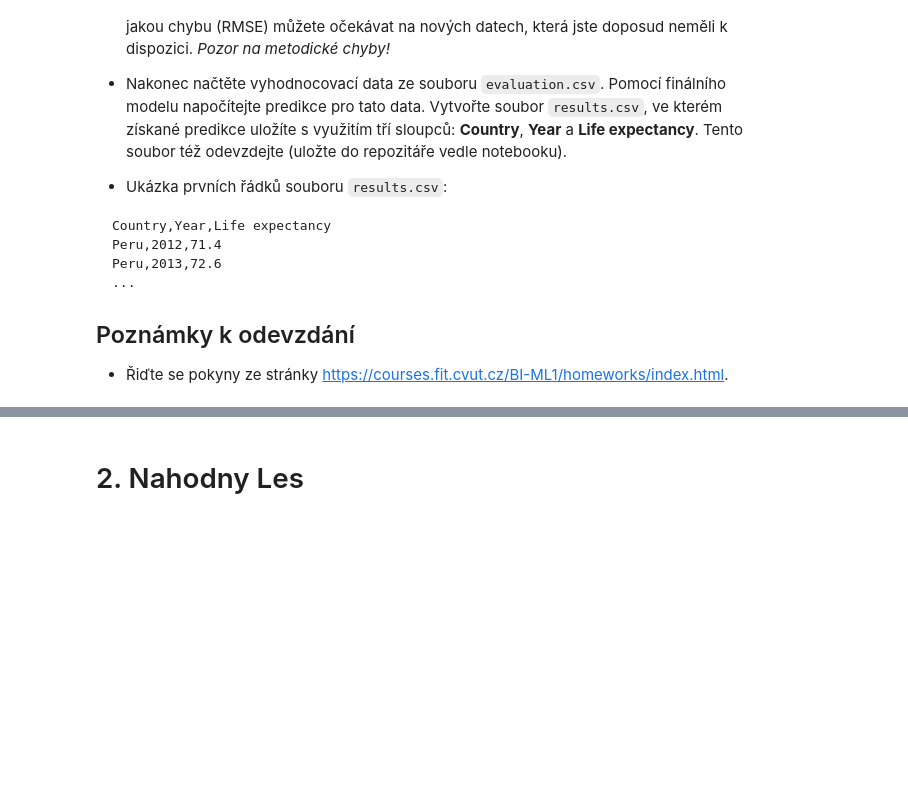
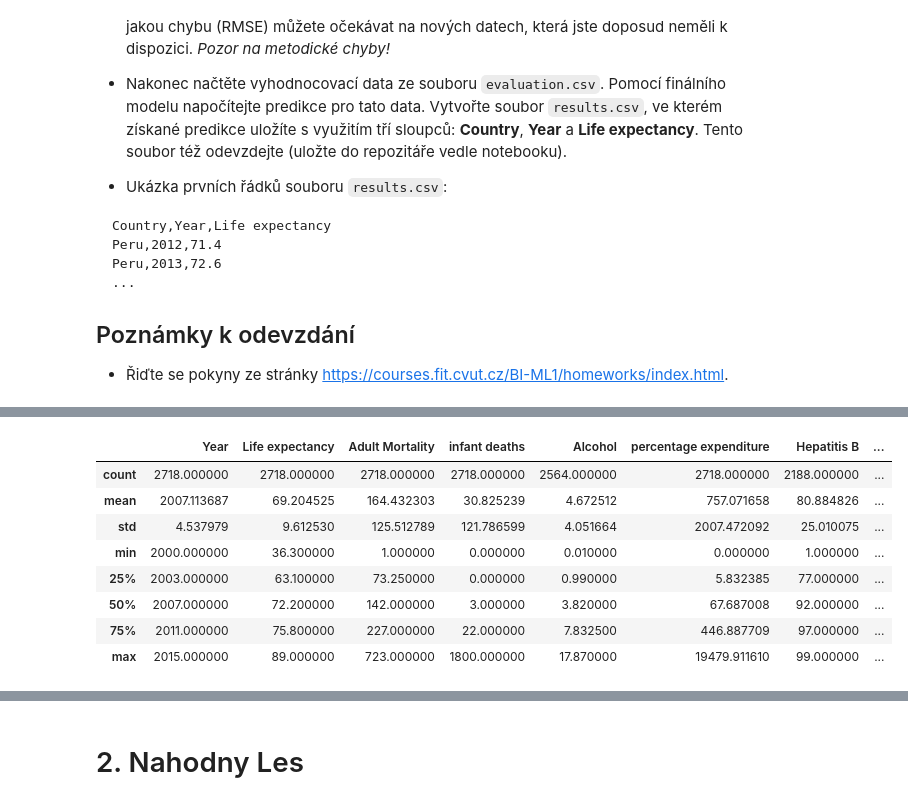
Before and after one commit to nickobard/Machine-Learning-I, a Jupyter notebook: 02/homework_02.ipynb, the cells around one changed output, grey strips where cells are left out. Cells and saved outputs as stored; diff of their text form; code cells hidden in the pictures; blank space fills up the shorter version.

```diff
--- a/02/homework_02.ipynb
+++ b/02/homework_02.ipynb
@@ -92,0 +135,12 @@ random_seed = 42
+# %%
+df_data.describe()
+# %% [output]
+|  | Year | Life expectancy | Adult Mortality | infant deaths | Alcohol | percentage expenditure | Hepatitis B | ... |
+| count | 2718.000000 | 2718.000000 | 2718.000000 | 2718.000000 | 2564.000000 | 2718.000000 | 2188.000000 | ... |
+| mean | 2007.113687 | 69.204525 | 164.432303 | 30.825239 | 4.672512 | 757.071658 | 80.884826 | ... |
+| std | 4.537979 | 9.612530 | 125.512789 | 121.786599 | 4.051664 | 2007.472092 | 25.010075 | ... |
+| min | 2000.000000 | 36.300000 | 1.000000 | 0.000000 | 0.010000 | 0.000000 | 1.000000 | ... |
+| 25% | 2003.000000 | 63.100000 | 73.250000 | 0.000000 | 0.990000 | 5.832385 | 77.000000 | ... |
+| 50% | 2007.000000 | 72.200000 | 142.000000 | 3.000000 | 3.820000 | 67.687008 | 92.000000 | ... |
+| 75% | 2011.000000 | 75.800000 | 227.000000 | 22.000000 | 7.832500 | 446.887709 | 97.000000 | ... |
+| max | 2015.000000 | 89.000000 | 723.000000 | 1800.000000 | 17.870000 | 19479.911610 | 99.000000 | ... |
```
Also changed, not shown: parts of 57 cells of this notebook.
